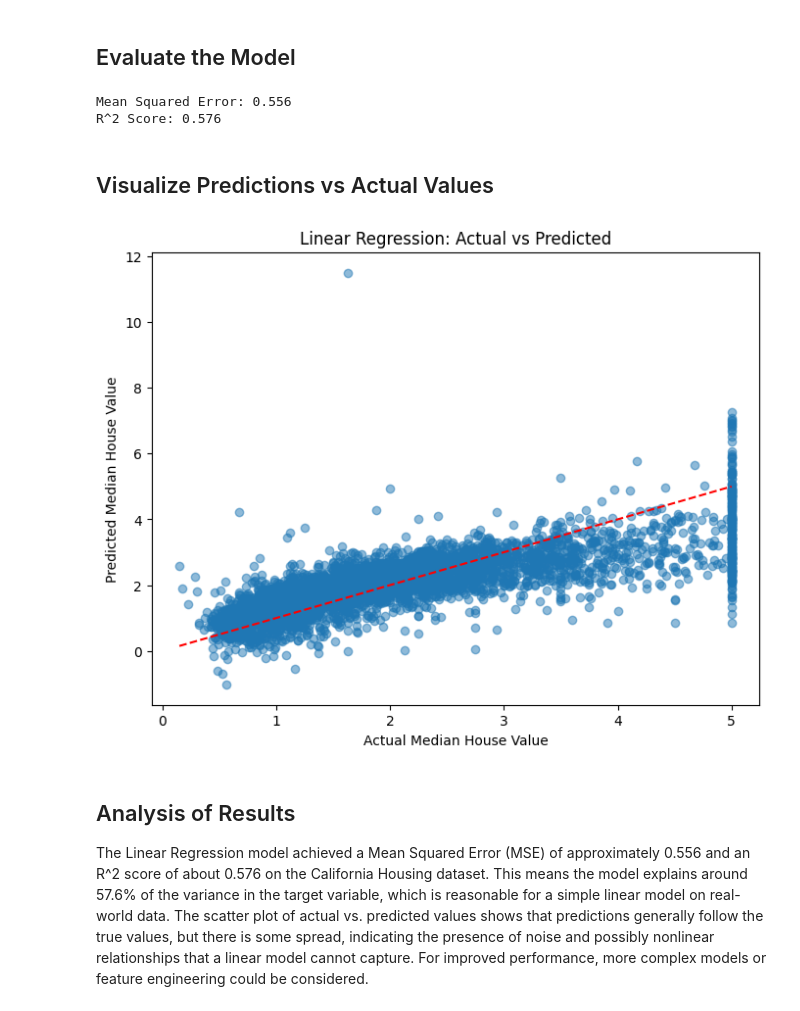
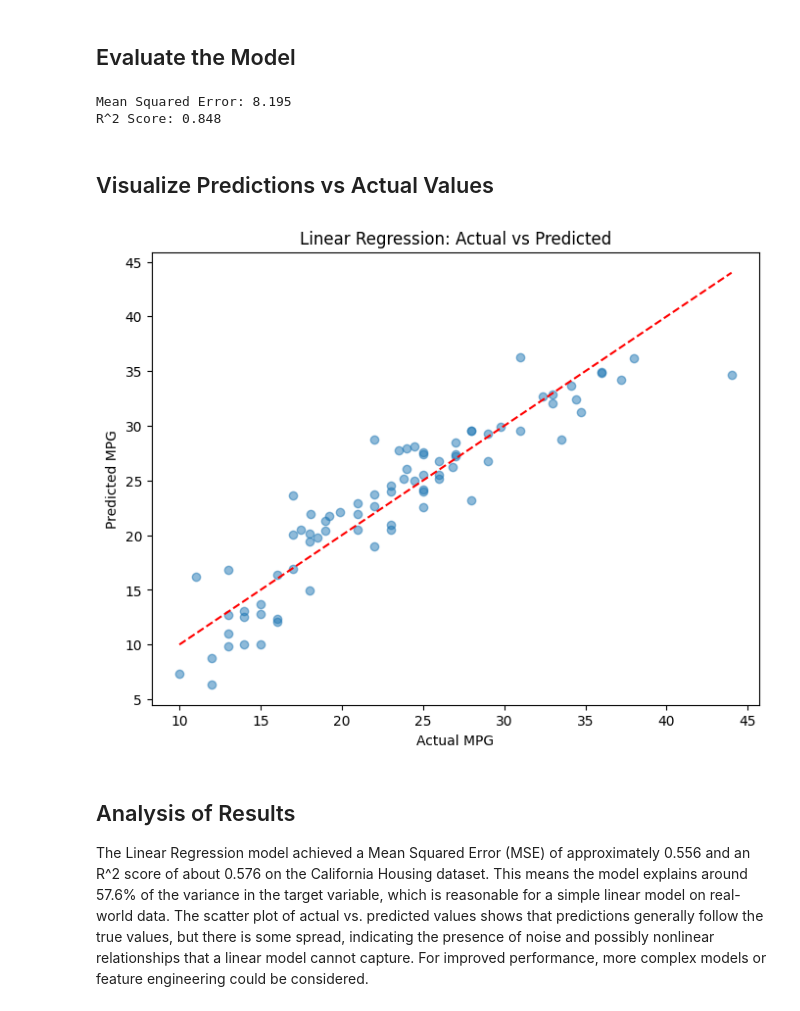
Before and after one commit to ChunFuYang/INDE577_Project, a Jupyter notebook: Supervised/Linear Regression/Linear_Regression.ipynb, the cells around one changed output. Cells and saved outputs as stored; diff of their text form; code cells hidden in the pictures.

```diff
--- a/Supervised/Linear Regression/Linear_Regression.ipynb
+++ b/Supervised/Linear Regression/Linear_Regression.ipynb
@@ -12,7 +12,7 @@ import pandas as pd
 # %% [markdown]
 ## Load and Prepare the Data
 # %%
-data = fetch_california_housing(as_frame=True)
-X = data.data
-y = data.target
-X_train, X_test, y_train, y_test = train_test_split(X, y, test_size=0.2, random_state=42)
+# Auto Miles per gallon (MPG) dataset
+data = fetch_ucirepo(id=9)
+X = data.data.features
+y = data.data.targets
@@ -18,0 +21,4 @@ X_train, X_test, y_train, y_test = train_test_split(X, y, test_size=0.2, random_
+# %%
+#data preprocessing
+# preprocess the data with missing values
+X = X.fillna(X.mean())
@@ -36,20 +46,20 @@ r2 = r2_score(y_test, y_pred)
 print(f'Mean Squared Error: {mse:.3f}')
 print(f'R^2 Score: {r2:.3f}')
 # %% [output]
-Mean Squared Error: 0.556
-R^2 Score: 0.576
+Mean Squared Error: 8.195
+R^2 Score: 0.848
 # %% [markdown]
 ## Visualize Predictions vs Actual Values
 # %%
 plt.figure(figsize=(8,6))
 plt.scatter(y_test, y_pred, alpha=0.5)
-plt.xlabel('Actual Median House Value')
-plt.ylabel('Predicted Median House Value')
+plt.xlabel('Actual MPG')
+plt.ylabel('Predicted MPG')
 plt.title('Linear Regression: Actual vs Predicted')
 plt.plot([y_test.min(), y_test.max()], [y_test.min(), y_test.max()], 'r--')
 plt.show()
 # %% [output]
-[figure, old version]
+[figure, new version]
 # %% [markdown]
 ## Analysis of Results
 The Linear Regression model achieved a Mean Squared Error (MSE) of approximately 0.556 and an R^2 score of about 0.576 on the California Housing dataset. This means the model explains around 57.6% of the variance in the target variable, which is reasonable for a simple linear model on real-world data. The scatter plot of actual vs. predicted values shows that predictions generally follow the true values, but there is some spread, indicating the presence of noise and possibly nonlinear relationships that a linear model cannot capture. For improved performance, more complex models or feature engineering could be considered.
```
Also changed, not shown: parts of 4 cells of this notebook, 12 other files.
